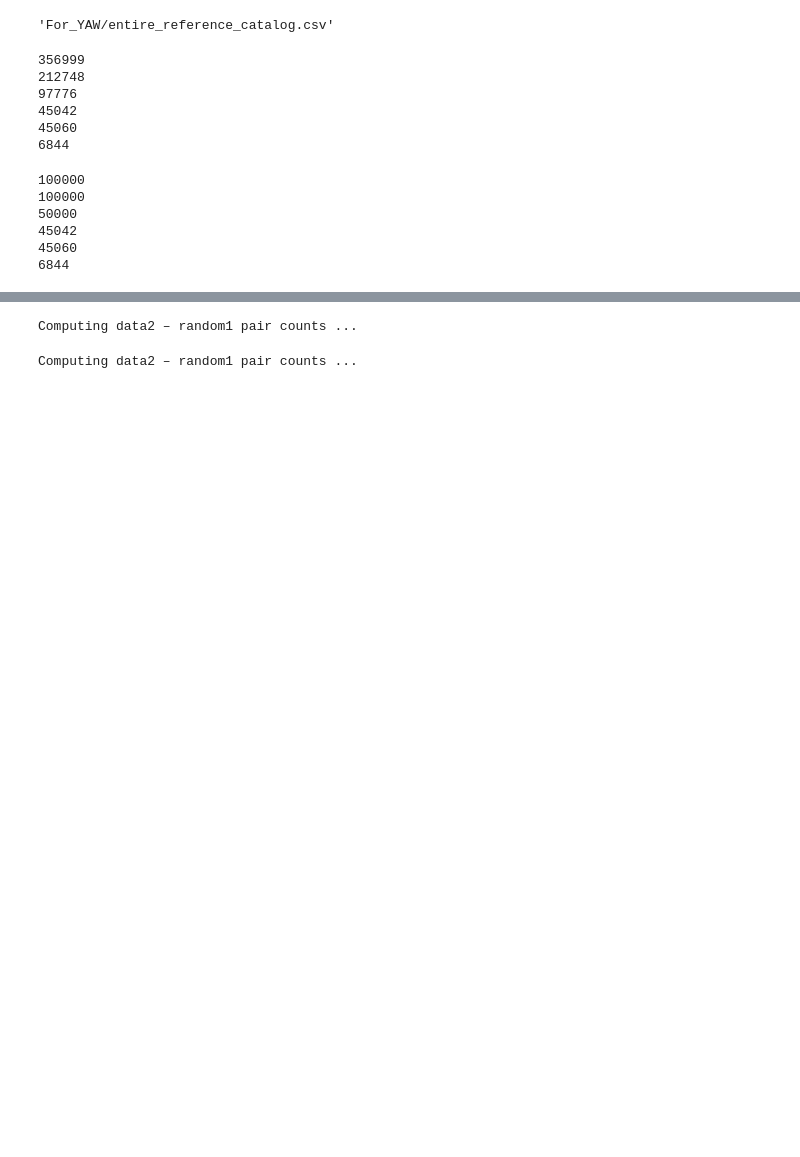
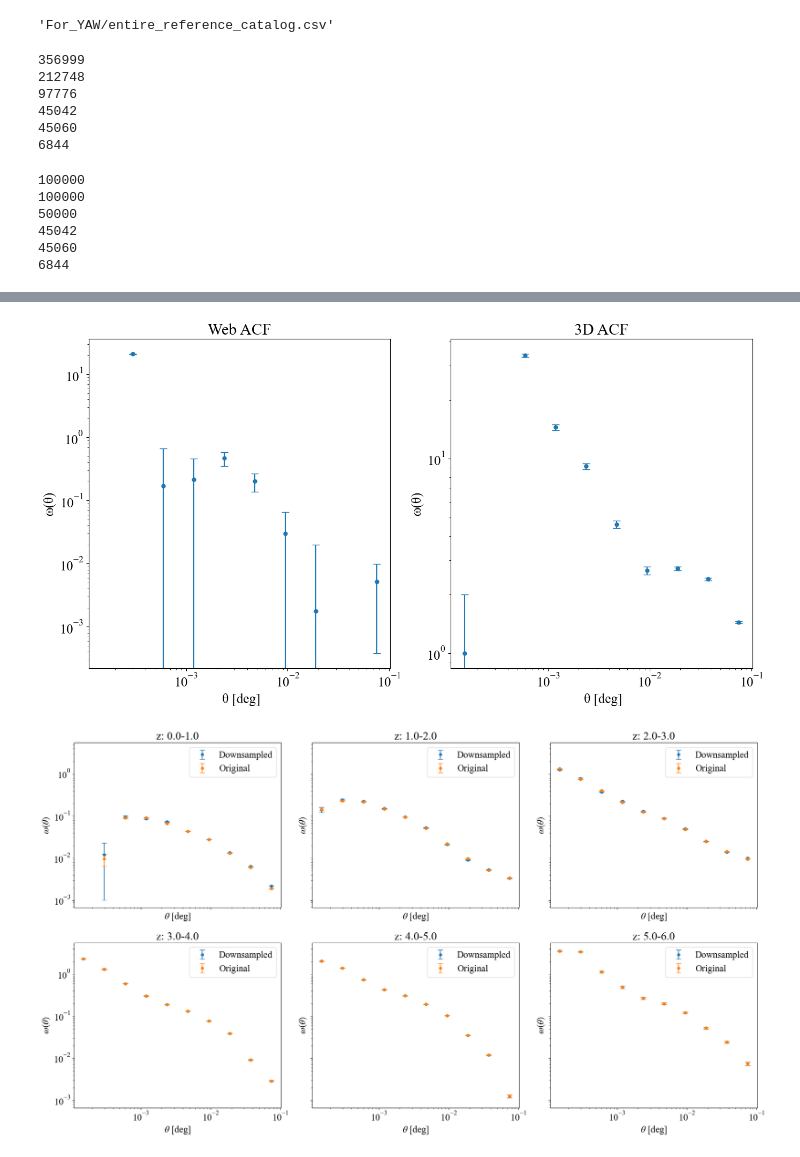
Before and after one commit to AndreasSvaerke/Mastercode_new, a Jupyter notebook: Clustering_redshift_estimation.ipynb, the cells around one changed output, grey strips where cells are left out. Drawn from its saved outputs; the diff is of its cells as text; code cells hidden in the pictures; blank space fills up the shorter version.

```diff
--- a/Clustering_redshift_estimation.ipynb
+++ b/Clustering_redshift_estimation.ipynb
@@ -257,20 +119,0 @@ plt.legend()
-# %%
-z_bins= ['0.0-1.0', '1.0-2.0' , '2.0-3.0', '3.0-4.0', '4.0-5.0', '5.0-6.0']
-for z in z_bins:
-    Omega_Web['CCF_DP'][z], Error_Web['CCF_DP'][z], theta_Web['CCF_DP'][z] = \
-        hsc.Davis_Peebles_estimator_cross(                                                  #, Error_Web['CCF_DP'][z]
-                                cosmos_web['SkyCoord'], reference_bins[z]['SkyCoord'],    #small_ref['SkyCoord']cosmos_Web['SkyCoord']
-                                random['SkyCoord'],
-                                min_bin=min_bin, max_bin=max_bin,
-                                bins=bins, type=bin_type)
-
-for z in z_bins:
-    Omega_3D['CCF_DP'][z], Error_3D['CCF_DP'][z], theta_3D['CCF_DP'][z] = \
-        hsc.Davis_Peebles_estimator_cross(                                                  #, Error_3D['CCF_DP'][z]
-                                cosmos_3D['SkyCoord'], reference_bins[z]['SkyCoord'],    #small_ref['SkyCoord']cosmos_3D['SkyCoord']
-                                random['SkyCoord'],
-                                min_bin=min_bin, max_bin=max_bin,
-                                bins=bins, type=bin_type)
-# %% [output]
-Computing data2 – random1 pair counts ...
-Computing data2 – random1 pair counts ...
@@ -276,0 +162,57 @@ Computing data2 – random1 pair counts ...
+# %%
+plt.figure(figsize=(16,8))
+plt.rcParams.update({
+    "font.family": "Times New Roman",
+    "mathtext.fontset": "stix",
+    "font.size": 18
+})
+plt.subplot(1,2,1)
+plt.title('Web ACF')
+plt.errorbar(theta_Web_tree['ACF_LS'].to('deg').value,Omega_Web_tree['ACF_LS'], yerr = Error_Web_tree['ACF_LS'], fmt='.', ms=10, capsize=5)
+plt.yscale('log')
+plt.xscale('log')
+plt.ylabel('\u03C9(\u03B8)')
+plt.xlabel(' \u03B8 [deg]')
+
+plt.subplot(1,2,2)
+plt.title('3D ACF')
+plt.errorbar(theta_3D_tree['ACF_LS'].to('deg').value,Omega_3D_tree['ACF_LS'], yerr = Error_3D_tree['ACF_LS'], fmt='.', ms=10, capsize=5)
+plt.yscale('log')
+plt.xscale('log')
+plt.ylabel('\u03C9(\u03B8)')
+plt.xlabel(' \u03B8 [deg]')
+#plt.plot(theta['ACF'].to('arcsec').value,Omega['ACF']+1/N_LAE,yerr=sqrt(Var_JK['ACF']),fmt='s',ms=10,capsize=5)
+
+
+fig, axes = plt.subplots(2, 3, figsize=(20, 12), sharey=True, sharex=True)
+#fig.suptitle('Reference ACF_LS')
+
+# Flatten axes array for easier iteration
+axes = axes.ravel()
+
+for ax, zbin in zip(axes, z_bins):
+    ax.set_title(f'z: {zbin}')
+    ax.errorbar(
+        theta_ref_tree['ACF_LS'][zbin].to('deg').value,
+        Omega_ref_tree['ACF_LS'][zbin],
+        yerr=Error_ref_tree['ACF_LS'][zbin],
+        fmt='.', ms=10, capsize=5, label='Downsampled'
+    )
+    ax.errorbar(
+        theta_ref_tree_all['ACF_LS'][zbin].to('deg').value,
+        Omega_ref_tree_all['ACF_LS'][zbin],
+        yerr=Error_ref_tree_all['ACF_LS'][zbin],
+        fmt='.', ms=10, capsize=5, label='Original'
+    )
+    ax.set_xscale('log')
+    ax.set_yscale('log')
+    ax.set_xlabel(r'$\theta$ [deg]')
+    ax.set_ylabel(r'$\omega(\theta)$')
+    ax.legend()
+
+
+plt.tight_layout(rect=[0, 0, 1, 0.95])
+plt.show()
+# %% [output]
+[figure, added]
+[figure, added]
```
Also changed, not shown: parts of 65 cells of this notebook, 3 other files.
